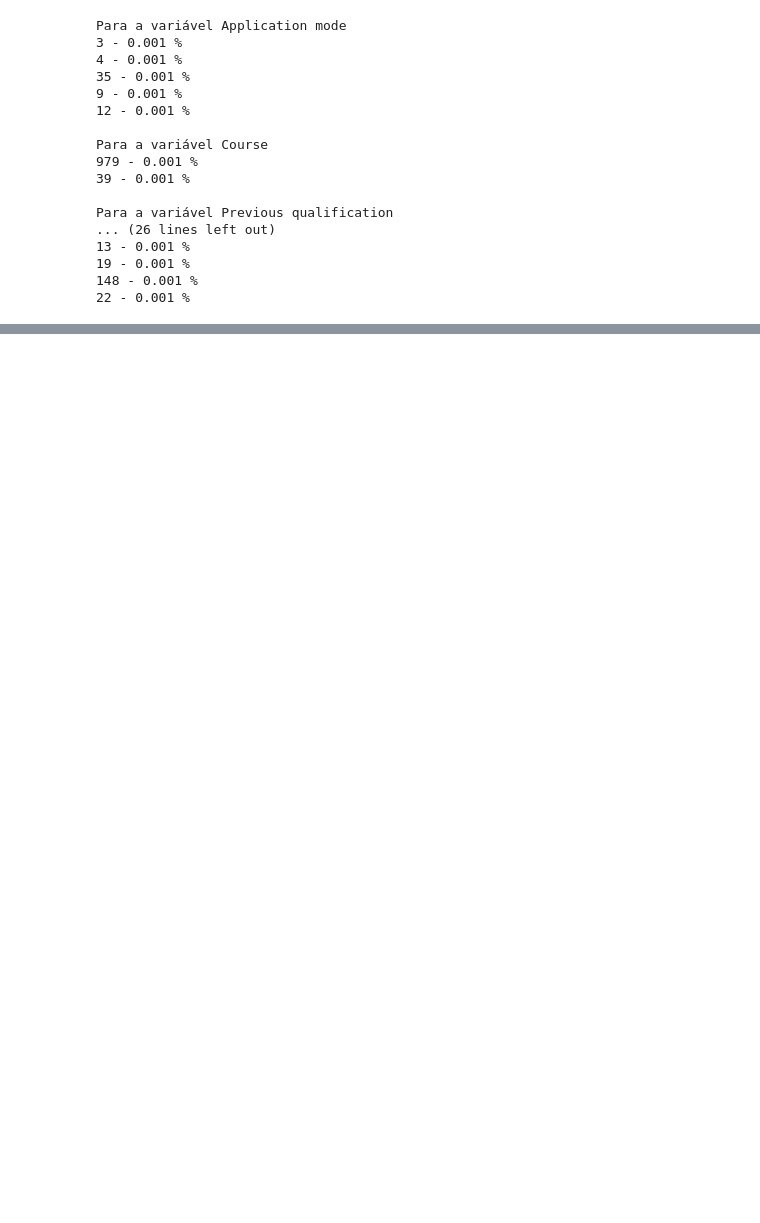
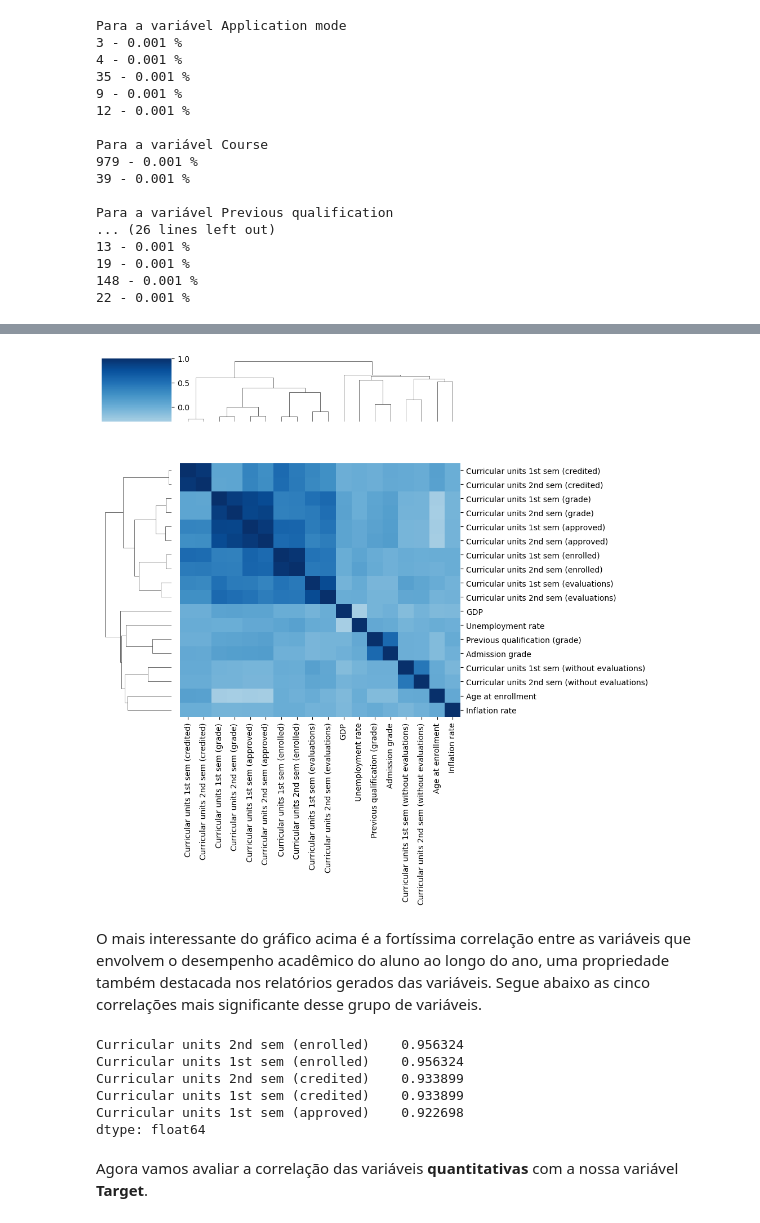
Before and after one commit to DuquePin/Final_Project_EBAC, a Jupyter notebook: notebooks/EDA.ipynb, the cells around one changed output, grey strips where cells are left out. Drawn from its saved outputs; the diff is of its cells as text; code cells hidden in the pictures; blank space fills up the shorter version.

Commit message:
Working_on_EDA
Working on data correlation

```diff
--- a/notebooks/EDA.ipynb
+++ b/notebooks/EDA.ipynb
@@ -20,6 +58,6 @@ import matplotlib.pyplot as plt
 # %%
-data = pd.read_csv('../data/raw/train.csv')
-data.head(5)
+dados = pd.read_csv('../data/raw/train.csv')
+dados.head(5)
 # %% [output]
 |  | id | Marital status | Application mode | Application order | Course | Daytime/evening attendance | ... |
 | 0 | 0 | 1 | 1 | 1 | 9238 | 1 | ... |
@@ -196,0 +182,8 @@ Se você usar fontes externas (artigos, papers, etc.), inclua-as no final do not
+# %%
+df = dados
+
+for k, v in vars.items():
+    df = df[~df[k].isin(v)]
+
+print('Nº de linhas antes: {}'.format(dados.shape[0]))
+print('Nº de linhas depois: {}'.format(df.shape[0]))
@@ -196,0 +224,26 @@ Se você usar fontes externas (artigos, papers, etc.), inclua-as no final do not
+# %%
+# Lista com todas as variáveis quantitativas
+quant = ['Previous qualification (grade)',
+       'Admission grade',
+       'Age at enrollment',
+       'Curricular units 1st sem (credited)',
+       'Curricular units 1st sem (enrolled)',
+       'Curricular units 1st sem (evaluations)',
+       'Curricular units 1st sem (approved)',
+       'Curricular units 1st sem (grade)',
+       'Curricular units 1st sem (without evaluations)',
+       'Curricular units 2nd sem (credited)',
+       'Curricular units 2nd sem (enrolled)',
+       'Curricular units 2nd sem (evaluations)',
+       'Curricular units 2nd sem (approved)',
+       'Curricular units 2nd sem (grade)',
+       'Curricular units 2nd sem (without evaluations)',
+       'Unemployment rate',
+       'Inflation rate',
+       'GDP']
+
+# Lista com todas as variáveis qualitativas
+qual = list(set(df.drop('id', axis=1).columns).difference(set(quant)))
+
+# Visualizando apenas variáveis quantitativas
+df.loc[:, quant]
@@ -196,0 +300,19 @@ Se você usar fontes externas (artigos, papers, etc.), inclua-as no final do not
+# %%
+sns.clustermap(df.loc[:, quant].corr(), cmap='Blues', center=0)
+plt.tight_layout()
+plt.show()
+# %% [output]
+[figure, added]
+# %% [markdown]
+O mais interessante do gráfico acima é a fortíssima correlação entre as variáveis que envolvem o desempenho acadêmico do aluno ao longo do ano, uma propriedade também destacada nos relatórios gerados das variáveis. Segue abaixo as cinco correlações mais significante desse grupo de variáveis.
+# %%
+df.loc[:, quant].corr().apply(abs)[df.loc[:, quant].corr() != 1.0].max().sort_values(ascending=False).iloc[:5]
+# %% [output]
+Curricular units 2nd sem (enrolled)    0.956324
+Curricular units 1st sem (enrolled)    0.956324
+Curricular units 2nd sem (credited)    0.933899
+Curricular units 1st sem (credited)    0.933899
+Curricular units 1st sem (approved)    0.922698
+dtype: float64
+# %% [markdown]
+Agora vamos avaliar a correlação das variáveis **quantitativas** com a nossa variável **Target**.
```
Also changed, not shown: parts of 84 cells of this notebook, 5 other files.
